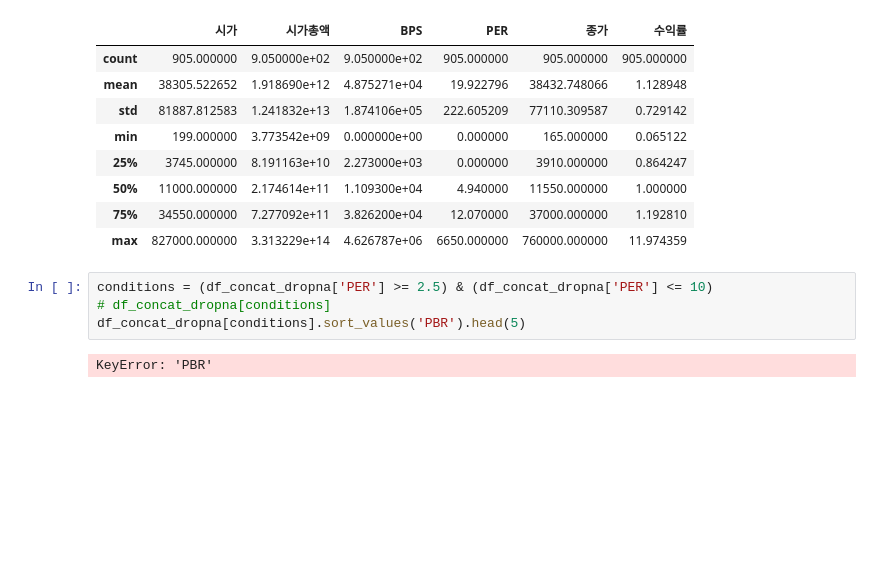
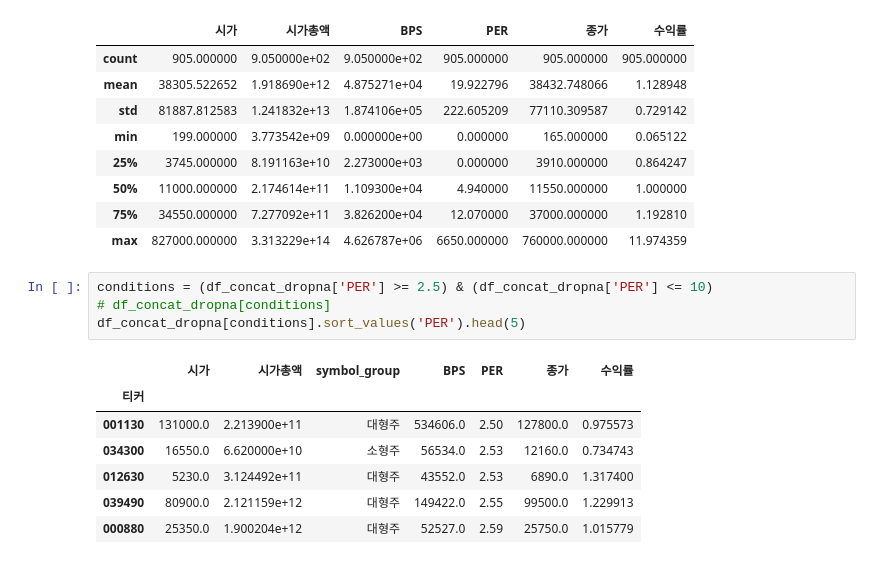
Before and after one commit to jihun-shim/study_pandas, a Jupyter notebook: codes/17.06.strategy_per_pbr.ipynb, the cells around one changed output. Cells and saved outputs as stored; diff of their text form; blank space fills up the shorter version.

```diff
--- a/codes/17.06.strategy_per_pbr.ipynb
+++ b/codes/17.06.strategy_per_pbr.ipynb
@@ -203,6 +203,12 @@ See the caveats in the documentation: https://pandas.pydata.org/pandas-docs/stab
 # %%
 conditions = (df_concat_dropna['PER'] >= 2.5) & (df_concat_dropna['PER'] <= 10)
 # df_concat_dropna[conditions]
-df_concat_dropna[conditions].sort_values('PBR').head(5)
+df_concat_dropna[conditions].sort_values('PER').head(5)
 # %% [output]
-KeyError: 'PBR'
+|  | 시가 | 시가총액 | symbol_group | BPS | PER | 종가 | 수익률 |
+| 티커 |  |  |  |  |  |  |  |
+| 001130 | 131000.0 | 2.213900e+11 | 대형주 | 534606.0 | 2.50 | 127800.0 | 0.975573 |
+| 034300 | 16550.0 | 6.620000e+10 | 소형주 | 56534.0 | 2.53 | 12160.0 | 0.734743 |
+| 012630 | 5230.0 | 3.124492e+11 | 대형주 | 43552.0 | 2.53 | 6890.0 | 1.317400 |
+| 039490 | 80900.0 | 2.121159e+12 | 대형주 | 149422.0 | 2.55 | 99500.0 | 1.229913 |
+| 000880 | 25350.0 | 1.900204e+12 | 대형주 | 52527.0 | 2.59 | 25750.0 | 1.015779 |
```
Also changed, not shown: 5 other files.
